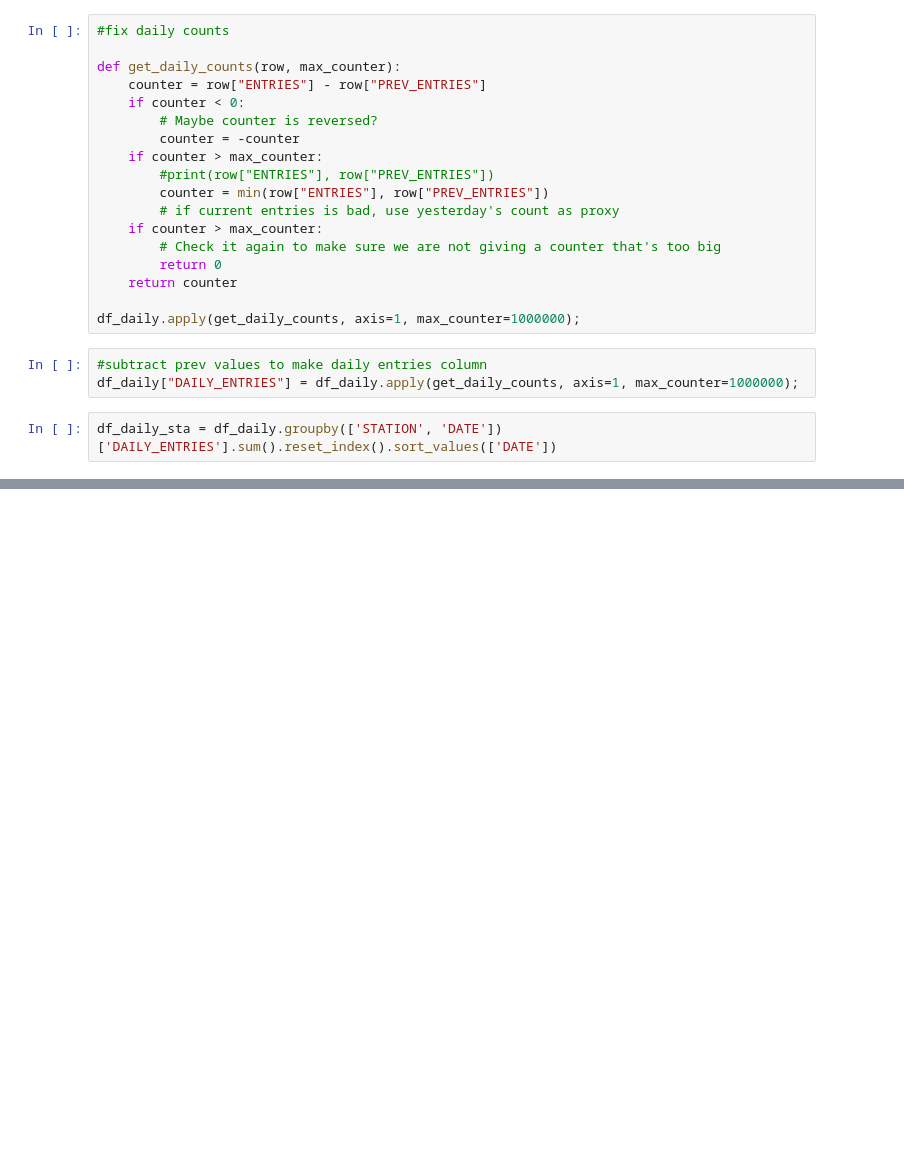
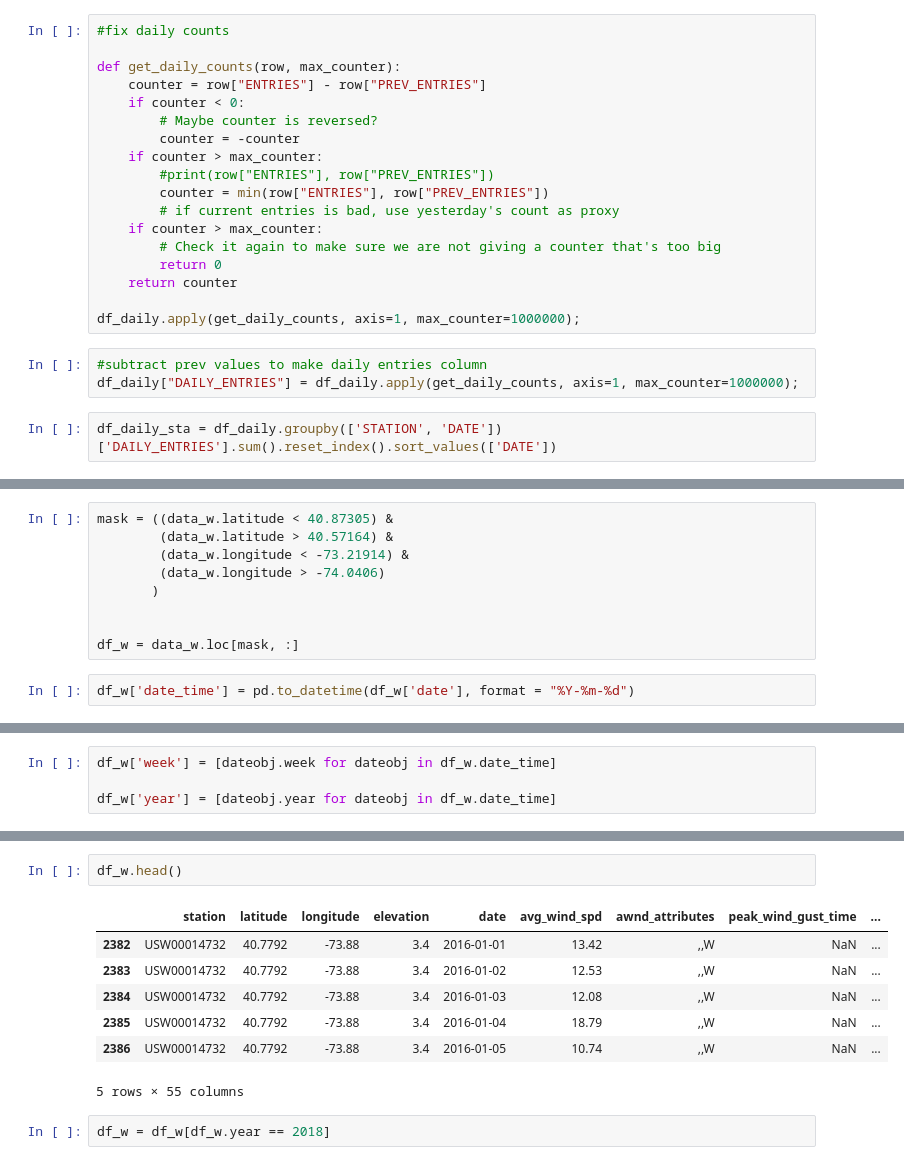
Before and after one commit to asherani/Benson, a Jupyter notebook: presentation_data - av variants.ipynb, the cells around one changed output, grey strips where cells are left out. Cells and saved outputs as stored; diff of their text form; blank space fills up the shorter version.

```diff
--- a/presentation_data - av variants.ipynb
+++ b/presentation_data - av variants.ipynb
@@ -144,0 +192,11 @@ plt.show();
+# %%
+mask = ((data_w.latitude < 40.87305) &
+        (data_w.latitude > 40.57164) &
+        (data_w.longitude < -73.21914) &
+        (data_w.longitude > -74.0406)
+       )
+
+
+df_w = data_w.loc[mask, :]
+# %%
+df_w['date_time'] = pd.to_datetime(df_w['date'], format = "%Y-%m-%d")
@@ -144,0 +209,4 @@ plt.show();
+# %%
+df_w['week'] = [dateobj.week for dateobj in df_w.date_time]
+
+df_w['year'] = [dateobj.year for dateobj in df_w.date_time]
@@ -144,0 +224,12 @@ plt.show();
+# %%
+df_w.head()
+# %% [output]
+|  | station | latitude | longitude | elevation | date | avg_wind_spd | awnd_attributes | peak_wind_gust_time | ... |
+| 2382 | USW00014732 | 40.7792 | -73.88 | 3.4 | 2016-01-01 | 13.42 | ,,W | NaN | ... |
+| 2383 | USW00014732 | 40.7792 | -73.88 | 3.4 | 2016-01-02 | 12.53 | ,,W | NaN | ... |
+| 2384 | USW00014732 | 40.7792 | -73.88 | 3.4 | 2016-01-03 | 12.08 | ,,W | NaN | ... |
+| 2385 | USW00014732 | 40.7792 | -73.88 | 3.4 | 2016-01-04 | 18.79 | ,,W | NaN | ... |
+| 2386 | USW00014732 | 40.7792 | -73.88 | 3.4 | 2016-01-05 | 10.74 | ,,W | NaN | ... |
+5 rows × 55 columns
+# %%
+df_w = df_w[df_w.year == 2018]
```
Also changed, not shown: parts of 29 cells of this notebook, 5 other files.
